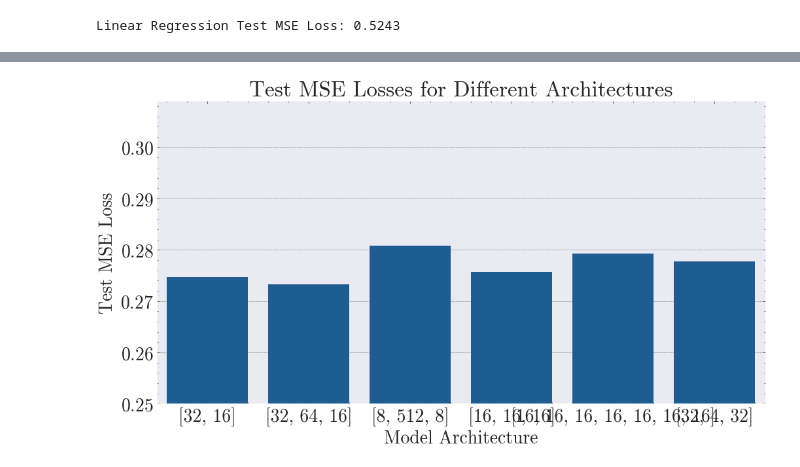
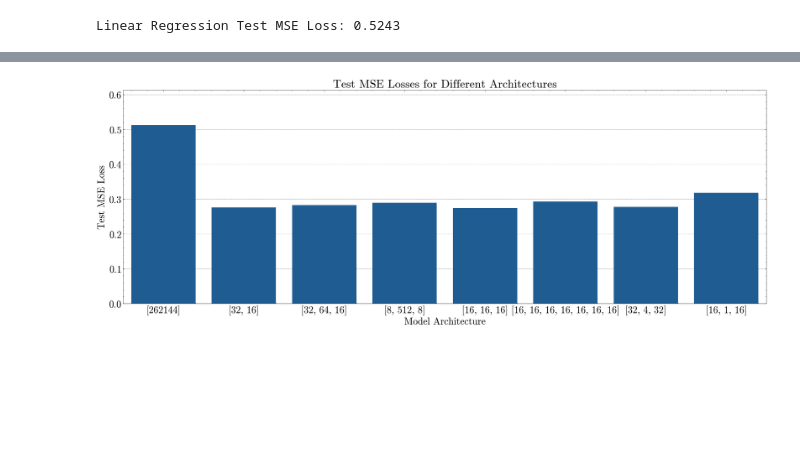
Before and after one commit to DanielHBreger/university-notes, a Jupyter notebook: Semester 5/Machine Learning/HW/HW1/q4.ipynb, the cells around one changed output, grey strips where cells are left out. Saved outputs shown, nothing was run; the diff lists cells and outputs as text; code cells hidden in the pictures; blank space fills up the shorter version.

```diff
--- a/Semester 5/Machine Learning/HW/HW1/q4.ipynb
+++ b/Semester 5/Machine Learning/HW/HW1/q4.ipynb
@@ -75,10 +76,5 @@ training_portion, validation_portion, test_portion = data_portions
 validation_portion = validation_portion / (validation_portion+training_portion)
 # %%
-# Normalize inputs
-# X_mean = X.mean(axis=0)
-# X_std = X.std(axis=0)
-# X_normalized = (X - X_mean) / X_std
-
 # Split into training and test sets
 num_samples = X.shape[0]
 X_temp, X_test, Y_temp, Y_test = train_test_split(
@@ -90,24 +86,26 @@ X_train, X_val, Y_train, Y_val = train_test_split(
 )
 
 scaler = StandardScaler()
-scaler.fit(X_train)
+scaler.fit(X)
 
+# Normalize data
 X_train = scaler.transform(X_train)
 X_val = scaler.transform(X_val)
 X_test = scaler.transform(X_test)
 
 test_loader = DataLoader(list(zip(X_test, Y_test)), batch_size=32, shuffle=False, pin_memory=(device=='CUDA'))
 # %%
+# defining my own NN which does basically nothing different from the standard nn.Module but to get a taste
 class Net(nn.Module):
 
     def __init__(self, input_size, output_size):
         super().__init__()
         self.net = nn.Sequential(
-            nn.Linear(input_size,8),
+            nn.Linear(input_size,32),
             nn.ReLU(),
-            # nn.Linear(16,16),
-            # nn.ReLU(),
-            nn.Linear(8,output_size)
+            nn.Linear(32,32),
+            nn.ReLU(),
+            nn.Linear(32,output_size)
         )
 
     def forward(self,x):
@@ -160,7 +168,7 @@ output_size = 1  # Regression output
 # %%
 model = Net(input_size, output_size).to(device)
 
-history = train_model(model, X_train=X_train, Y_train=Y_train, X_val=X_val, Y_val=Y_val, num_epochs=500,
+history = train_model(model, X_train=X_train, Y_train=Y_train, X_val=X_val, Y_val=Y_val, num_epochs=300,
                       batch_size=64, learning_rate=0.001)
 
 # Evaluate on test set
@@ -170,5 +178,5 @@ with torch.no_grad():
     Y_test_tensor = torch.tensor(Y_test, dtype=torch.float32, device=device).view(-1, 1)
     Y_pred = model(X_test_tensor)
     test_loss = nn.MSELoss()(Y_pred, Y_test_tensor)
-    print(f'Test MSE Loss: {test_loss.item():.4f}')
+    print(f'Test MSE Loss: {test_loss.item():.3f}')
 # %% [output]
@@ -297,9 +309,10 @@ plt.show()
 # %%
-architectures = [[32,16], [32,64,16], [8,512,8], [16,16,16], [16,16,16,16,16,16,16], [32,4,32],[16,1,16]]
+architectures = [[512**2],[32,16], [32,64,16], [8,512,8], [16,16,16], [16,16,16,16,16,16,16], [32,4,32],[16,1,16]]
 learning_rate = 0.001
 
 results = []
 histories = {}
+prediction_sets = {}
 for arch in architectures:
     layers = [nn.Linear(input_size,arch[0]), nn.ReLU()]
     for i,layer in enumerate(arch):
@@ -317,6 +330,7 @@ for arch in architectures:
         X_test_tensor = torch.tensor(X_test, dtype=torch.float32).to(device)
         Y_test_tensor = torch.tensor(Y_test, dtype=torch.float32).to(device).view(-1, 1)
         Y_pred = model(X_test_tensor)
+        prediction_sets[str(arch)] = Y_pred.cpu().numpy()
         test_loss = nn.MSELoss()(Y_pred, Y_test_tensor)
     results.append({
         'Architecture': str(arch),
@@ -347,13 +361,13 @@ Epoch [100/200], Train Loss: 0.2646, Val Loss: 0.2679
 # %%
-# bar graph of test mse losses for different architectures using results_df ignoring [16,1,16]
-mse_losses = results_df['Test MSE Loss'].values[:-1]
-architectures_str = results_df['Architecture'].values[:-1]
-plt.figure(figsize=(18,6))
+# bar graph of test mse losses for different architectures
+mse_losses = results_df['Test MSE Loss']
+architectures_str = results_df['Architecture']
+plt.figure(figsize=(24,8))
 sns.barplot(x=architectures_str, y=mse_losses)
 plt.xlabel('Model Architecture')
 plt.ylabel('Test MSE Loss')
-plt.ylim(0.25, max(mse_losses)*1.1)
+plt.ylim(0, max(mse_losses)+0.1)
 plt.title('Test MSE Losses for Different Architectures')
 plt.show()
 # %% [output]
-[figure, old version]
+[figure, new version]
```
Also changed, not shown: parts of 19 cells of this notebook.
